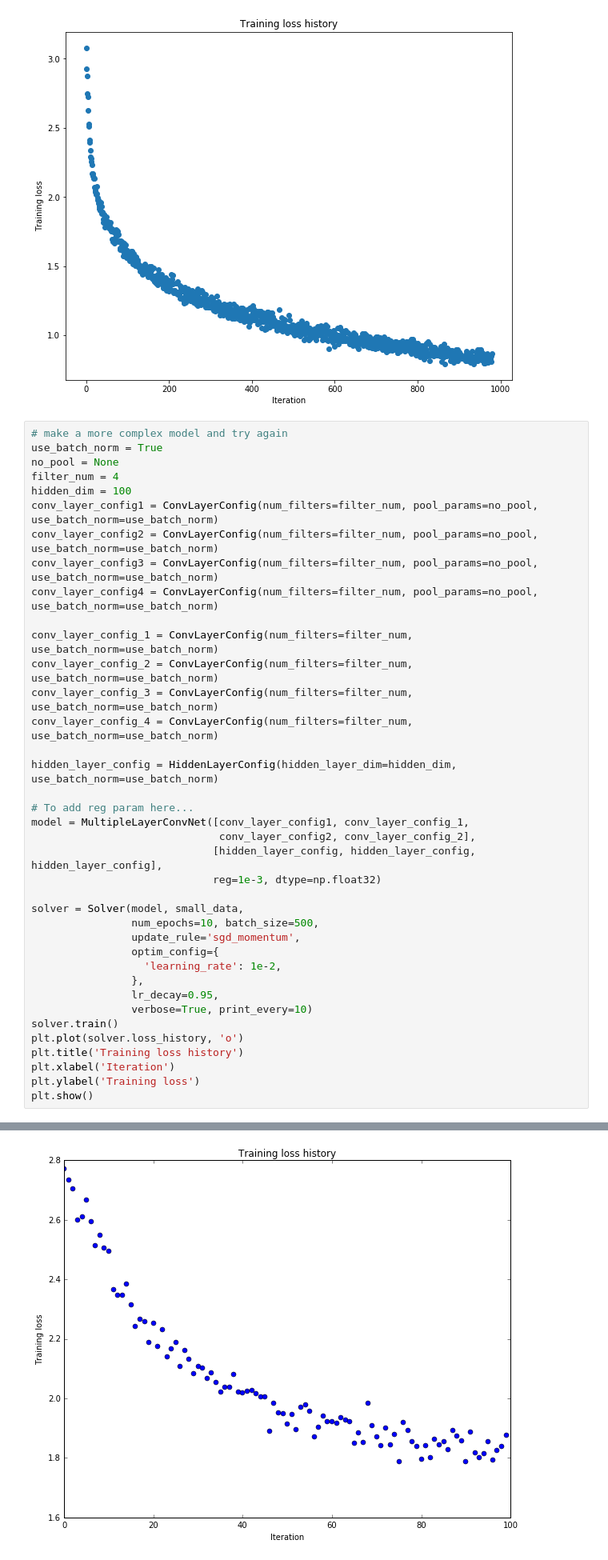
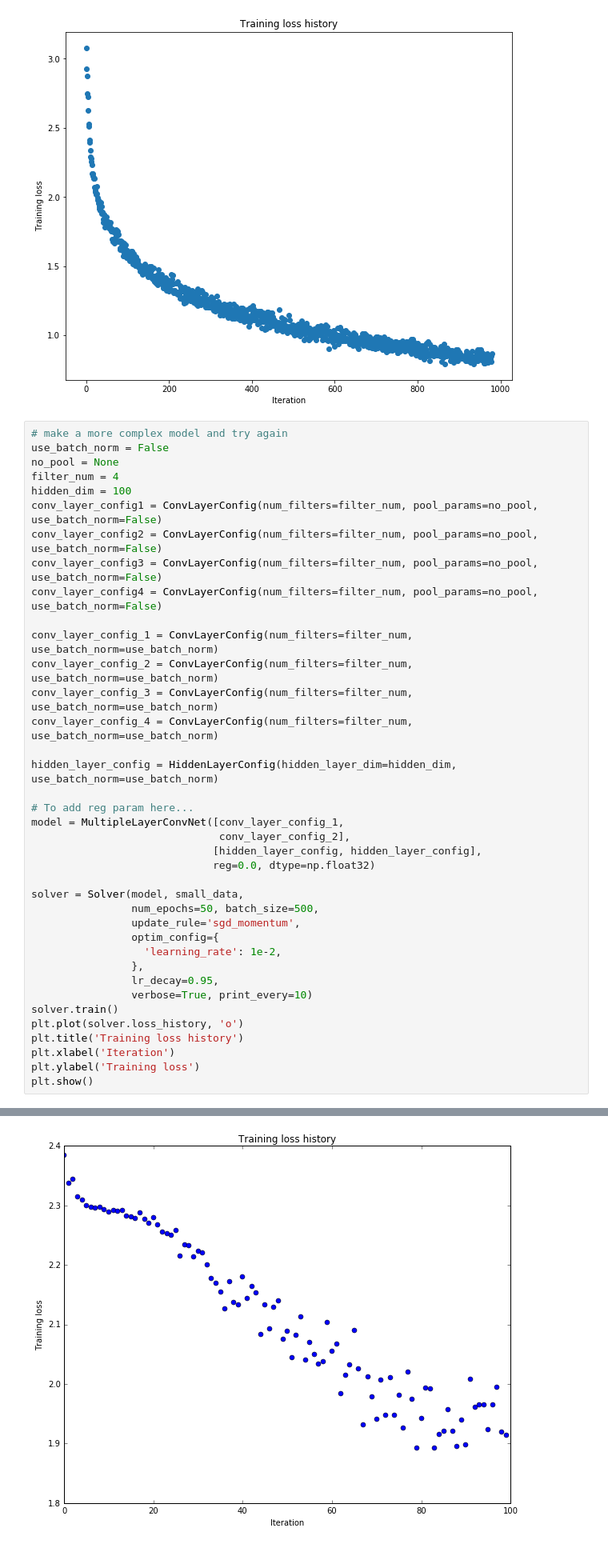
Before and after one commit to Aran00/CS231nAssignments, a Jupyter notebook: assignment2/ConvolutionalNetworks.ipynb, the cells around one changed output, grey strips where cells are left out. Shown at 80% size. Saved outputs shown, nothing was run; the diff lists cells and outputs as text.

```diff
--- a/assignment2/ConvolutionalNetworks.ipynb
+++ b/assignment2/ConvolutionalNetworks.ipynb
@@ -983,14 +983,14 @@ Best validation accuracy is 0.723000
 [figure]
 # %%
 # make a more complex model and try again
-use_batch_norm = True
+use_batch_norm = False
 no_pool = None
 filter_num = 4
 hidden_dim = 100
-conv_layer_config1 = ConvLayerConfig(num_filters=filter_num, pool_params=no_pool, use_batch_norm=use_batch_norm)
-conv_layer_config2 = ConvLayerConfig(num_filters=filter_num, pool_params=no_pool, use_batch_norm=use_batch_norm)
-conv_layer_config3 = ConvLayerConfig(num_filters=filter_num, pool_params=no_pool, use_batch_norm=use_batch_norm)
-conv_layer_config4 = ConvLayerConfig(num_filters=filter_num, pool_params=no_pool, use_batch_norm=use_batch_norm)
+conv_layer_config1 = ConvLayerConfig(num_filters=filter_num, pool_params=no_pool, use_batch_norm=False)
+conv_layer_config2 = ConvLayerConfig(num_filters=filter_num, pool_params=no_pool, use_batch_norm=False)
+conv_layer_config3 = ConvLayerConfig(num_filters=filter_num, pool_params=no_pool, use_batch_norm=False)
+conv_layer_config4 = ConvLayerConfig(num_filters=filter_num, pool_params=no_pool, use_batch_norm=False)
 
 conv_layer_config_1 = ConvLayerConfig(num_filters=filter_num, use_batch_norm=use_batch_norm)
 conv_layer_config_2 = ConvLayerConfig(num_filters=filter_num, use_batch_norm=use_batch_norm)
@@ -1000,13 +1000,13 @@ conv_layer_config_4 = ConvLayerConfig(num_filters=filter_num, use_batch_norm=use
 hidden_layer_config = HiddenLayerConfig(hidden_layer_dim=hidden_dim, use_batch_norm=use_batch_norm)
 
 # To add reg param here...
-model = MultipleLayerConvNet([conv_layer_config1, conv_layer_config_1,
-                              conv_layer_config2, conv_layer_config_2],
-                             [hidden_layer_config, hidden_layer_config, hidden_layer_config],
-                             reg=1e-3, dtype=np.float32)
+model = MultipleLayerConvNet([conv_layer_config_1,
+                              conv_layer_config_2],
+                             [hidden_layer_config, hidden_layer_config],
+                             reg=0.0, dtype=np.float32)
 
 solver = Solver(model, small_data,
-                num_epochs=10, batch_size=500,
+                num_epochs=50, batch_size=500,
                 update_rule='sgd_momentum',
                 optim_config={
                   'learning_rate': 1e-2,
@@ -1040,4 +1040,4 @@ Best validation accuracy is 0.244000
-[figure, old version]
+[figure, new version]
 # %%
 # make a more complex model and try again
 use_batch_norm = True
```
Also changed, not shown: parts of 5 cells of this notebook, 1 other file.
